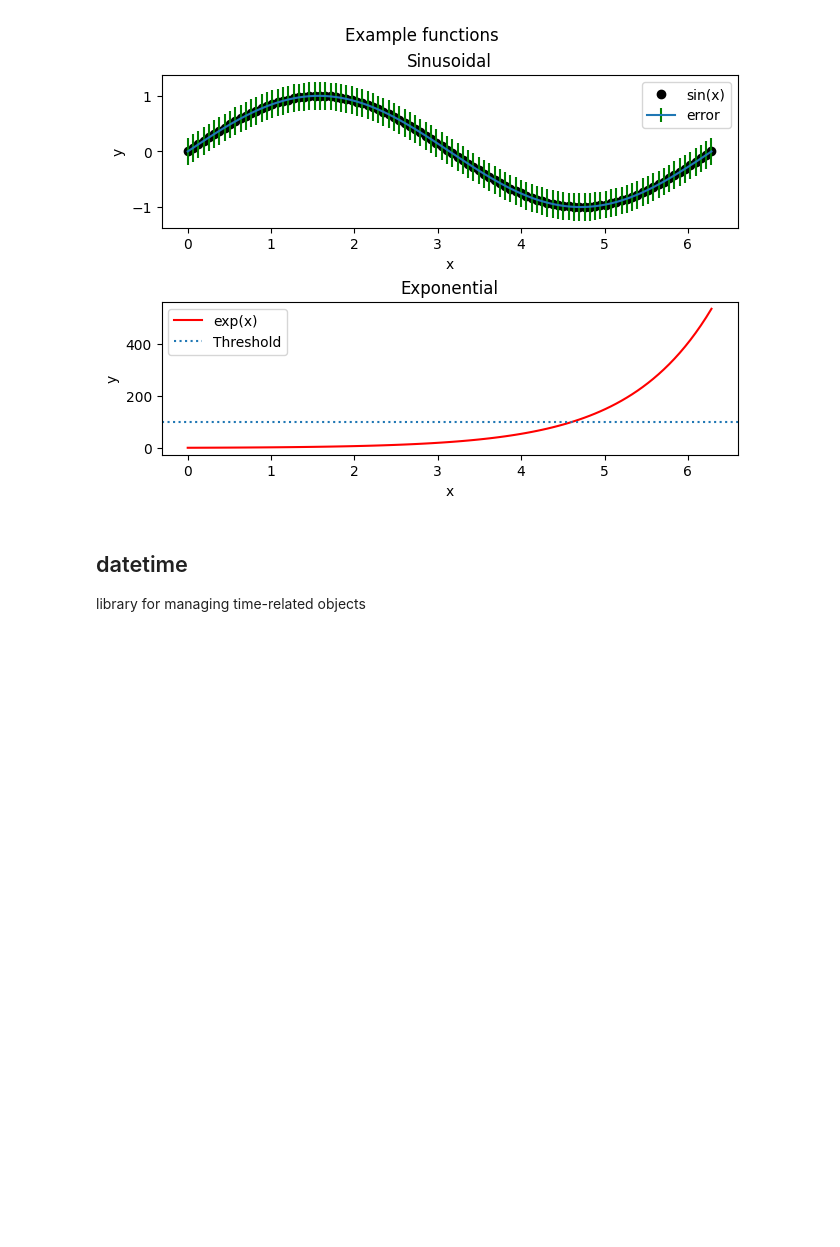
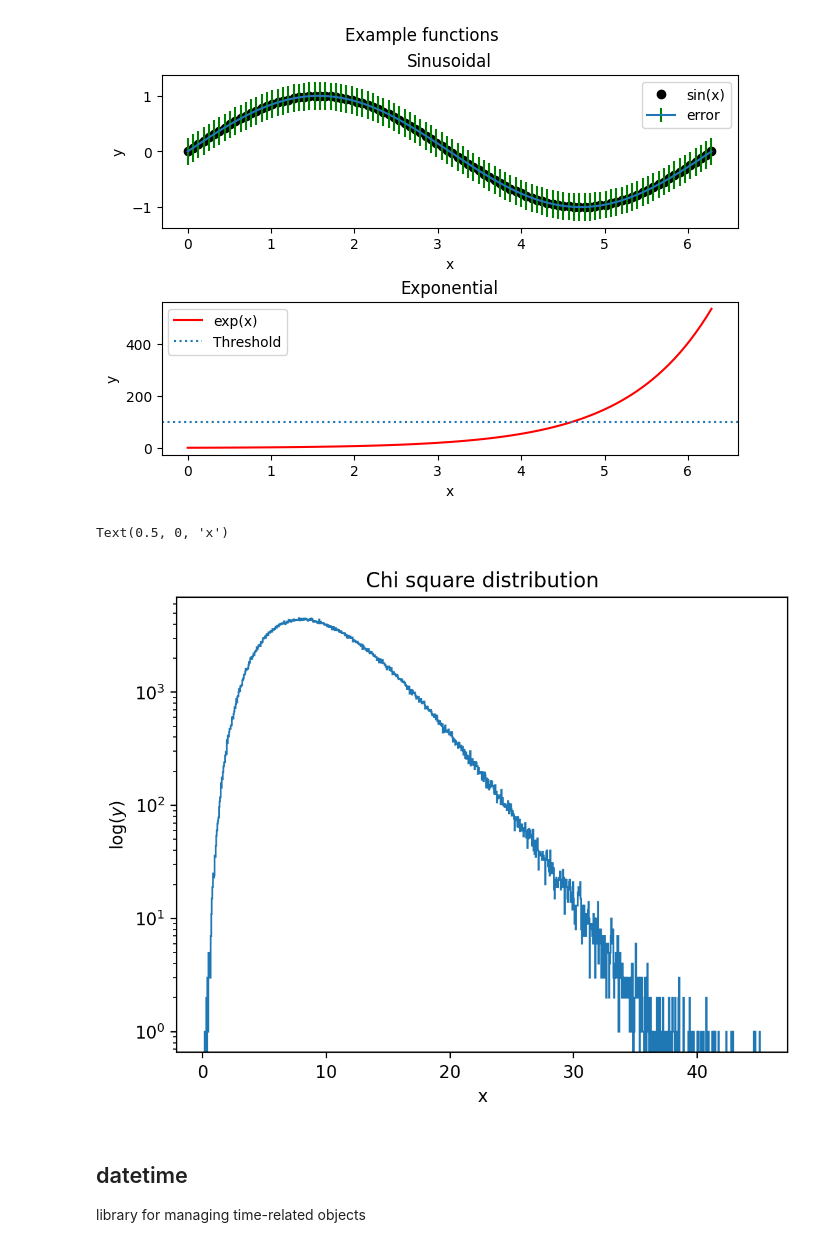
Before and after one commit to Hevil33/intro_python, a Jupyter notebook: useful_libraries/libraries.ipynb, the cells around one changed output. Saved outputs shown, nothing was run; the diff lists cells and outputs as text; code cells hidden in the pictures; blank space fills up the shorter version.

Commit message:
added histogram

```diff
--- a/useful_libraries/libraries.ipynb
+++ b/useful_libraries/libraries.ipynb
@@ -132,6 +132,19 @@ for axis in ax:
     axis.legend()
 # %% [output]
 [figure]
+# %%
+# histogram example
+data = np.random.chisquare(10, size=(1000, 1000))
+fig, ax = plt.subplots(dpi=200)
+histo = np.histogram(data, bins=1000)
+ax.stairs(*histo)
+ax.set_title("Chi square distribution")
+ax.set_yscale("log")
+ax.set_ylabel(r"$\log(y)$")
+ax.set_xlabel("x")
+# %% [output]
+Text(0.5, 0, 'x')
+[figure, added]
 # %% [markdown]
 ## datetime
 library for managing time-related objects
```
